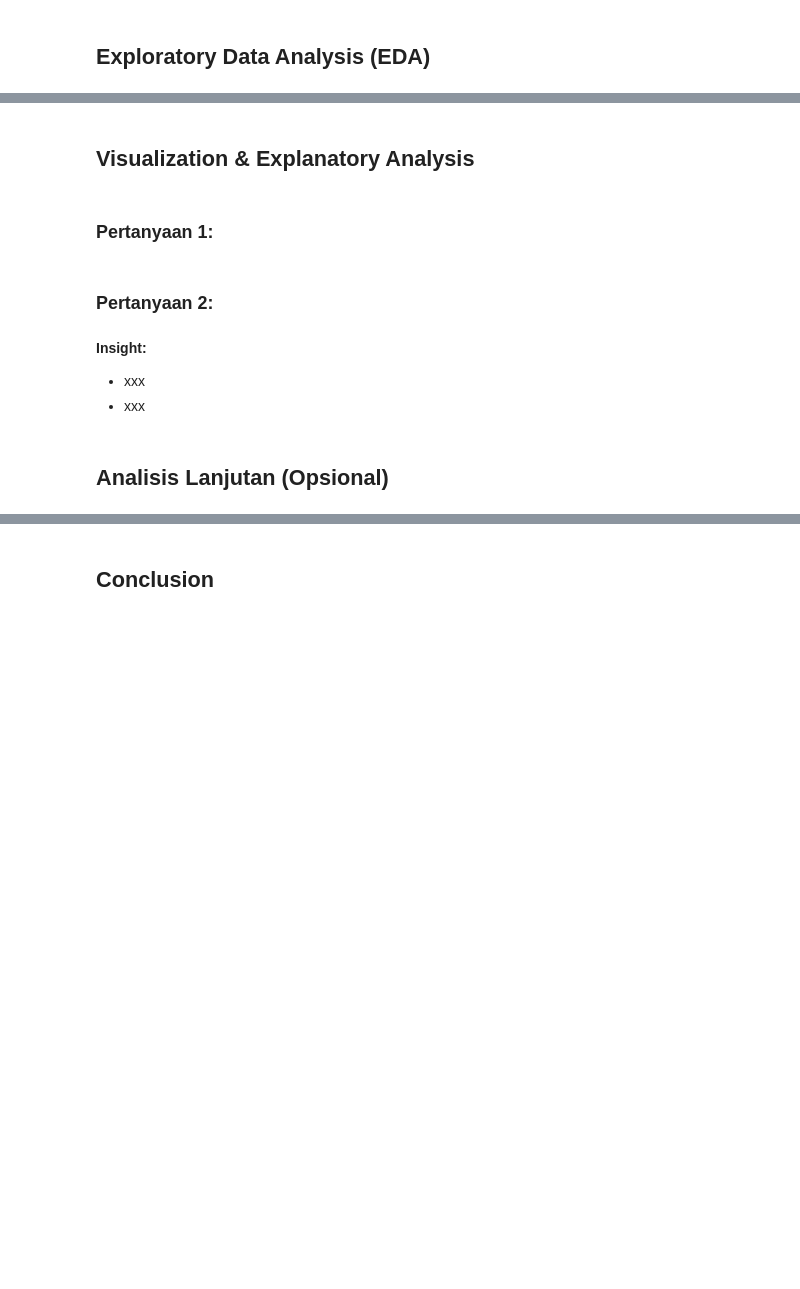
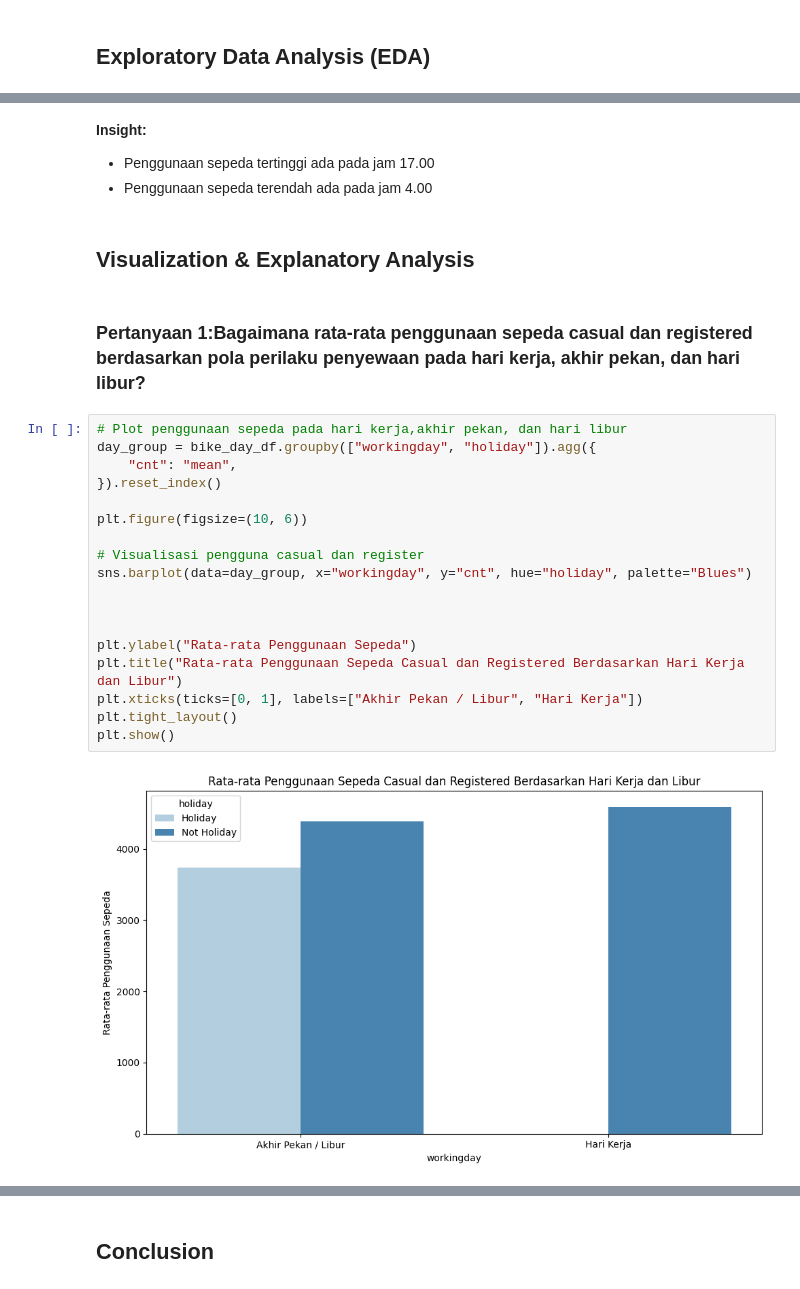
Before and after one commit to udeanfauzan/submission-data-analyst-dicoding, a Jupyter notebook: notebook.ipynb, the cells around one changed output, grey strips where cells are left out. Saved outputs shown, nothing was run; the diff lists cells and outputs as text; blank space fills up the shorter version.

```diff
--- a/notebook.ipynb
+++ b/notebook.ipynb
@@ -43,12 +371,28 @@
+# %% [markdown]
+**Insight:**
+- Penggunaan sepeda tertinggi ada pada jam 17.00
+- Penggunaan sepeda terendah ada pada jam 4.00
 # %% [markdown]
 ## Visualization & Explanatory Analysis
-# %% [markdown]
-### Pertanyaan 1:
-# %% [markdown]
-### Pertanyaan 2:
-# %% [markdown]
-**Insight:**
-- xxx
-- xxx
-# %% [markdown]
-## Analisis Lanjutan (Opsional)
+# %% [markdown]
+### Pertanyaan 1:Bagaimana rata-rata penggunaan sepeda casual dan registered berdasarkan pola perilaku penyewaan pada hari kerja, akhir pekan, dan hari libur?
+# %%
+# Plot penggunaan sepeda pada hari kerja,akhir pekan, dan hari libur
+day_group = bike_day_df.groupby(["workingday", "holiday"]).agg({
+    "cnt": "mean",
+}).reset_index()
+
+plt.figure(figsize=(10, 6))
+
+# Visualisasi pengguna casual dan register
+sns.barplot(data=day_group, x="workingday", y="cnt", hue="holiday", palette="Blues")
+
+
+
+plt.ylabel("Rata-rata Penggunaan Sepeda")
+plt.title("Rata-rata Penggunaan Sepeda Casual dan Registered Berdasarkan Hari Kerja dan Libur")
+plt.xticks(ticks=[0, 1], labels=["Akhir Pekan / Libur", "Hari Kerja"])
+plt.tight_layout()
+plt.show()
+# %% [output]
+[figure, added]
```
Also changed, not shown: parts of 61 cells of this notebook, 4 other files.
